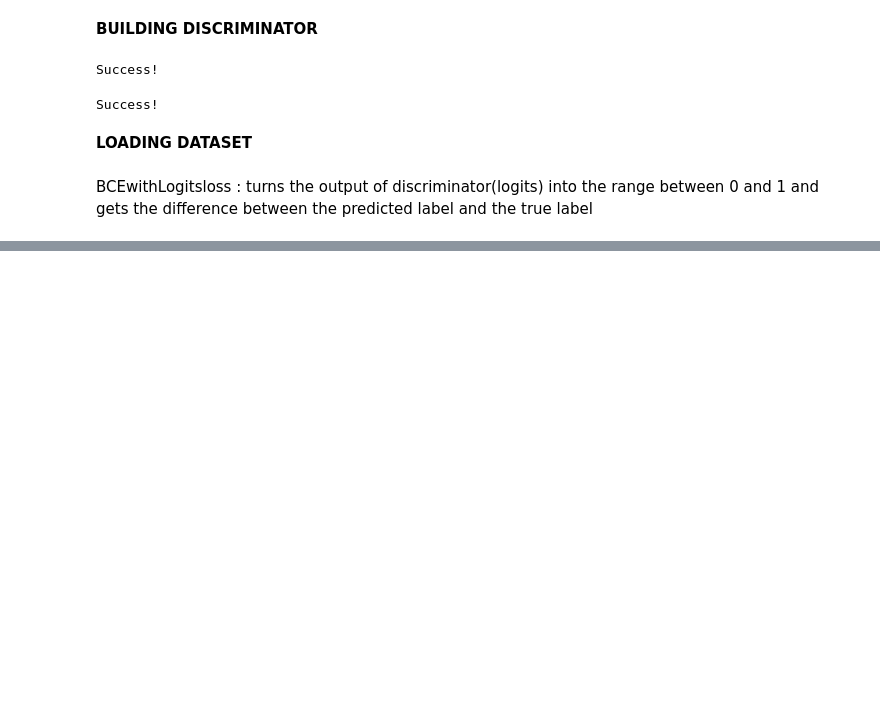
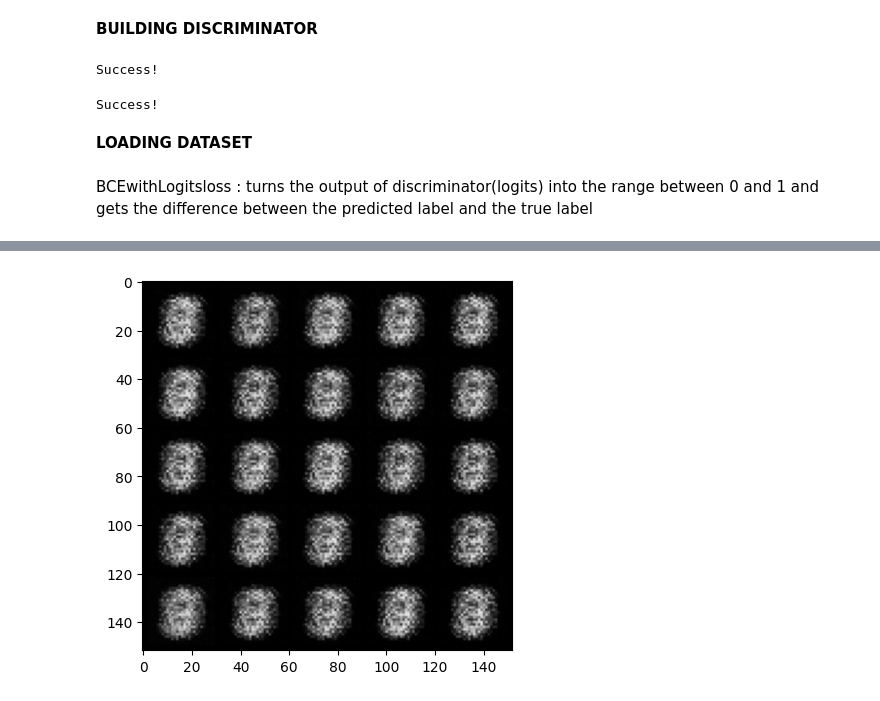
Before and after one commit to Revanth-zeus/Hands-on-GAN, a Jupyter notebook: Building_First_GAN_.ipynb, the cells around one changed output, grey strips where cells are left out. Drawn from its saved outputs; the diff is of its cells as text; code cells hidden in the pictures; blank space fills up the shorter version.

```diff
--- a/Building_First_GAN_.ipynb
+++ b/Building_First_GAN_.ipynb
@@ -236,0 +345,16 @@ disc_opt=torch.optim.Adam(disc.parameters(),lr=lr)
+# %%
+def get_gen_loss(gen, disc, criterion, num_images, z_samples_noise_vector, device):
+
+    noise = torch.randn(num_images, z_samples_noise_vector, device=device)
+
+    # 2) Generate a batch of fake images
+    fake_images = gen(noise)
+
+    # 3) Get the discriminator's predictions on the fake images
+    disc_preds = disc(fake_images)
+
+    true_labels = torch.ones_like(disc_preds, device=device)
+    gen_loss = criterion(disc_preds, true_labels)
+    #### END CODE HERE ####
+
+    return gen_loss
@@ -236,0 +408,74 @@ disc_opt=torch.optim.Adam(disc.parameters(),lr=lr)
+# %%
+# OPTIONAL PART
+
+cur_step = 0
+mean_generator_loss = 0
+mean_discriminator_loss = 0
+test_generator = True  # Whether the generator should be tested
+gen_loss = False
+error = False
+for epoch in range(n_epochs):
+
+    # Dataloader returns the batches
+    for real, _ in tqdm(dataloader):
+        cur_batch_size = len(real)
+
+        # Flatten the batch of real images from the dataset
+        real = real.view(cur_batch_size, -1).to(device)
+
+        ### Update discriminator ###
+        # Zero out the gradients before backpropagation
+        disc_opt.zero_grad()
+
+        # Calculate discriminator loss
+        disc_loss = get_disc_loss(gen, disc, criterion, real, cur_batch_size, z_samples_noise_vector, device)
+
+        # Update gradients
+        disc_loss.backward(retain_graph=True)
+
+        # Update optimizer
+        disc_opt.step()
+
+        # For testing purposes, to keep track of the generator weights
+        if test_generator:
+            old_generator_weights = gen.gen[0][0].weight.detach().clone()
+
+        ### Update generator ###
+        # 1) Zero out the gradients.
+        gen_opt.zero_grad()
+
+        # 2) Calculate the generator loss, assigning it to gen_loss.
+        gen_loss = get_gen_loss(gen, disc, criterion, cur_batch_size, z_samples_noise_vector, device)
+
+        # 3) Backprop through the generator: update the gradients and optimizer.
+        gen_loss.backward()
+
+        # Update the optimizer for the generator
+        gen_opt.step()
+
+        # For testing purposes, to check that your code changes the generator weights
+        if test_generator:
+            try:
+                assert lr > 0.0000002 or (gen.gen[0][0].weight.grad.abs().max() < 0.0005 and epoch == 0)
+                assert torch.any(gen.gen[0][0].weight.detach().clone() != old_generator_weights)
+            except:
+                error = True
+                print("Runtime tests have failed")
+
+        # Keep track of the average discriminator loss
+        mean_discriminator_loss += disc_loss.item() / display_step
+
+        # Keep track of the average generator loss
+        mean_generator_loss += gen_loss.item() / display_step
+
+        ### Visualization code ###
+        if cur_step % display_step == 0 and cur_step > 0:
+            print(f"Step {cur_step}: Generator loss: {mean_generator_loss}, discriminator loss: {mean_discriminator_loss}")
+            fake_noise = noise_generation(cur_batch_size, z_samples_noise_vector, device=device)
+            fake = gen(fake_noise)
+            show_tensor_images(fake)
+            show_tensor_images(real)
+            mean_generator_loss = 0
+            mean_discriminator_loss = 0
+        cur_step += 1
+# %% [output]
@@ -236,0 +483 @@ disc_opt=torch.optim.Adam(disc.parameters(),lr=lr)
+[figure, added]
```
Also changed, not shown: parts of 11 cells of this notebook.
